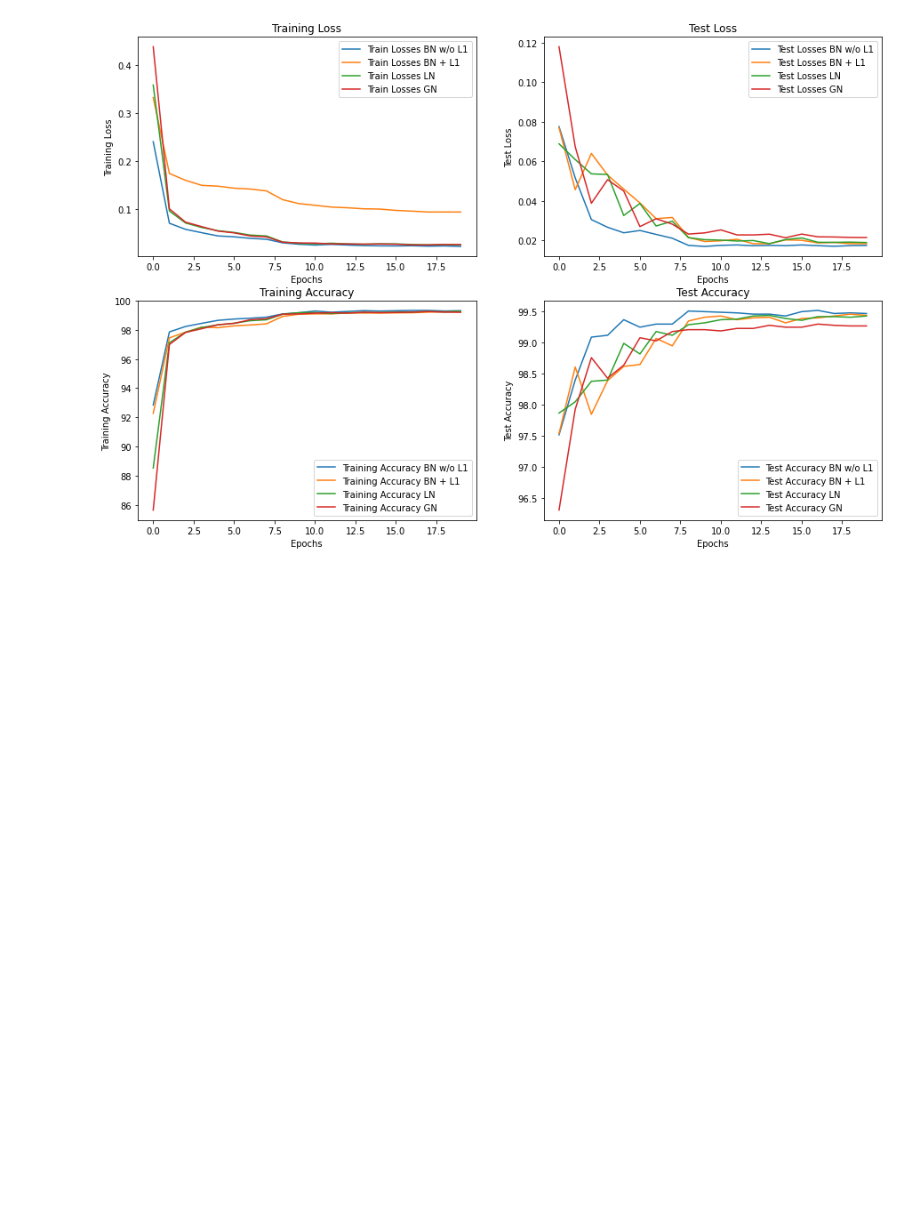
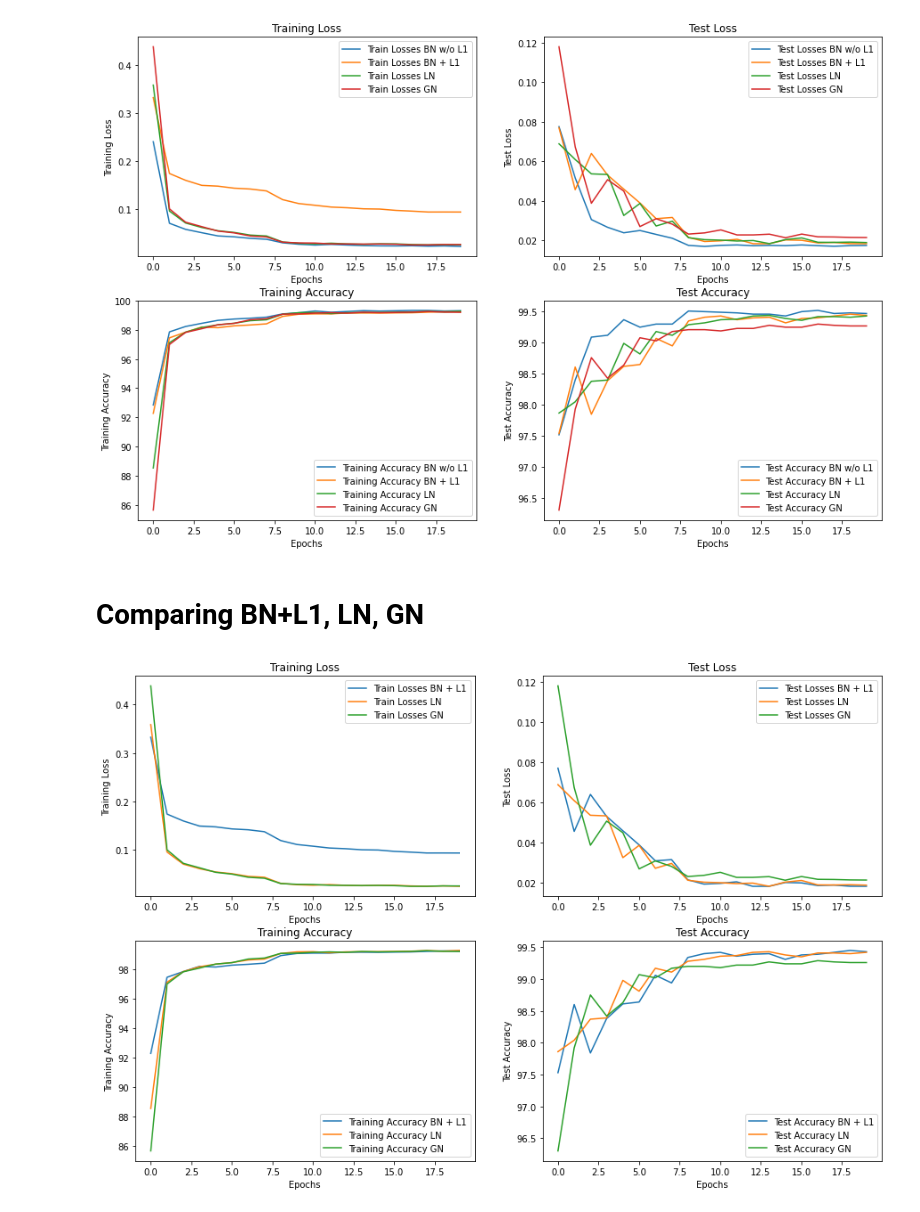
Before and after one commit to MPGarg/Assignment-5, a Jupyter notebook: EVA8_Assigment_5.ipynb, the cells around one changed output. Cells and saved outputs as stored; diff of their text form; code cells hidden in the pictures; blank space fills up the shorter version.

```diff
--- a/EVA8_Assigment_5.ipynb
+++ b/EVA8_Assigment_5.ipynb
@@ -720,3 +717,43 @@ axs[1, 1].set_title("Test Accuracy")
 plt.show()
 # %% [output]
 [figure]
+# %% [markdown]
+# Comparing BN+L1, LN, GN
+# %%
+fig, axs = plt.subplots(2,2,figsize=(15,10))
+
+axs[0, 0].plot(train_losses_BN2, label='Train Losses BN + L1')
+axs[0, 0].plot(train_losses_LN2, label='Train Losses LN')
+axs[0, 0].plot(train_losses_GN2, label='Train Losses GN')
+axs[0,0].legend(loc='upper right')
+axs[0,0].set_xlabel('Epochs')
+axs[0,0].set_ylabel('Training Loss')
+axs[0, 0].set_title("Training Loss")
+
+axs[1, 0].plot(train_acc_BN, label='Training Accuracy BN + L1')
+axs[1, 0].plot(train_acc_LN, label='Training Accuracy LN')
+axs[1, 0].plot(train_acc_GN, label='Training Accuracy GN')
+axs[1,0].legend(loc='lower right')
+axs[1,0].set_xlabel('Epochs')
+axs[1,0].set_ylabel('Training Accuracy')
+axs[1, 0].set_title("Training Accuracy")
+
+axs[0, 1].plot(test_losses_BN, label='Test Losses BN + L1')
+axs[0, 1].plot(test_losses_LN, label='Test Losses LN')
+axs[0, 1].plot(test_losses_GN, label='Test Losses GN')
+axs[0,1].legend(loc='upper right')
+axs[0,1].set_xlabel('Epochs')
+axs[0,1].set_ylabel('Test Loss')
+axs[0, 1].set_title("Test Loss")
+
+axs[1, 1].plot(test_acc_BN, label='Test Accuracy BN + L1')
+axs[1, 1].plot(test_acc_LN, label='Test Accuracy LN')
+axs[1, 1].plot(test_acc_GN, label='Test Accuracy GN')
+axs[1,1].legend(loc='lower right')
+axs[1,1].set_xlabel('Epochs')
+axs[1,1].set_ylabel('Test Accuracy')
+axs[1, 1].set_title("Test Accuracy")
+
+plt.show()
+# %% [output]
+[figure, added]
```
Also changed, not shown: parts of 1 cell of this notebook.
